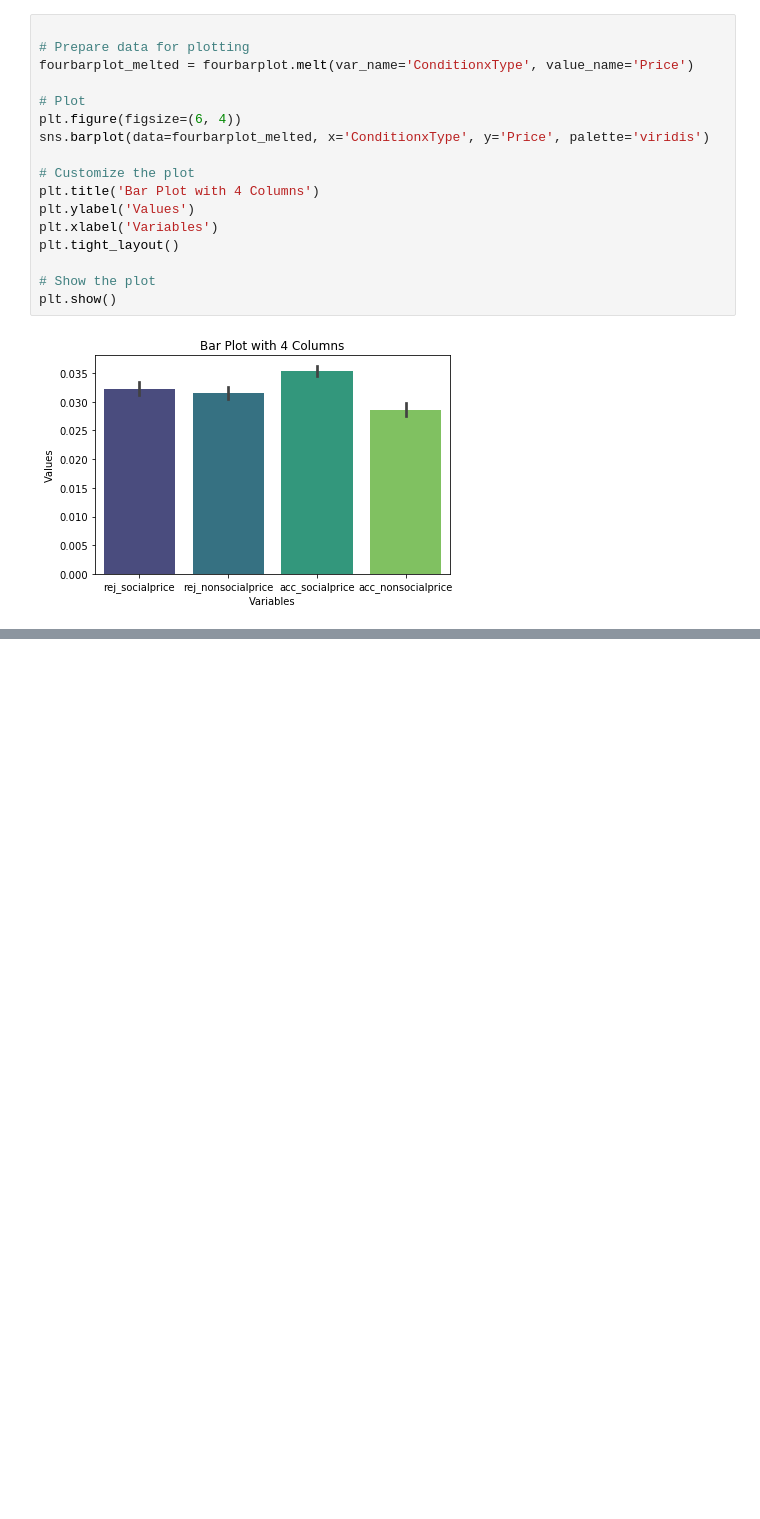
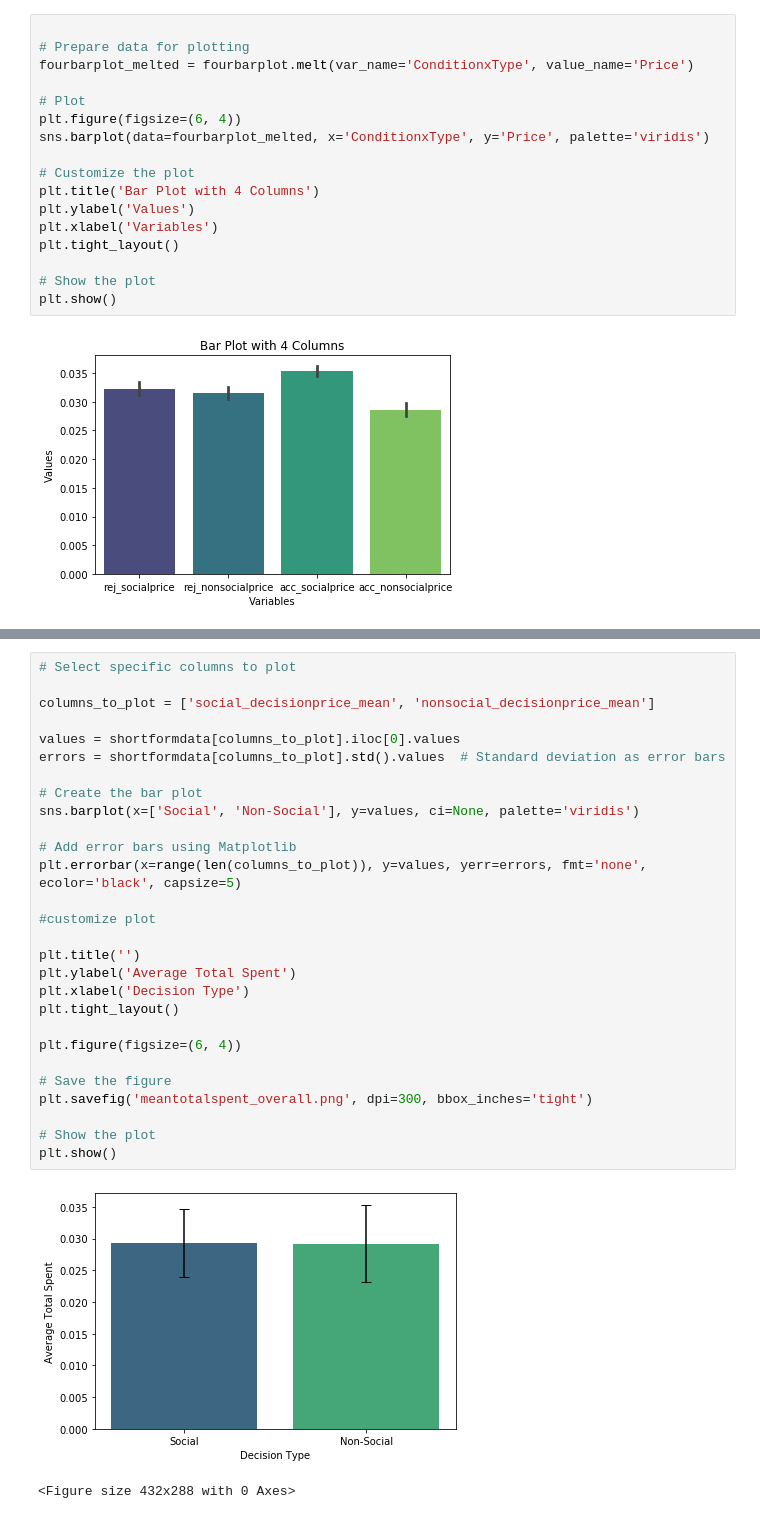
Before and after one commit to fareri-lab/WTP_Rejection_Choice_Pub, a Jupyter notebook: t_test_analyses.ipynb, the cells around one changed output, grey strips where cells are left out. Saved outputs shown, nothing was run; the diff lists cells and outputs as text; blank space fills up the shorter version.

```diff
--- a/t_test_analyses.ipynb
+++ b/t_test_analyses.ipynb
@@ -269,0 +307,31 @@ plt.show()
+# %%
+# Select specific columns to plot
+
+columns_to_plot = ['social_decisionprice_mean', 'nonsocial_decisionprice_mean']
+
+values = shortformdata[columns_to_plot].iloc[0].values
+errors = shortformdata[columns_to_plot].std().values  # Standard deviation as error bars
+
+# Create the bar plot
+sns.barplot(x=['Social', 'Non-Social'], y=values, ci=None, palette='viridis')
+
+# Add error bars using Matplotlib
+plt.errorbar(x=range(len(columns_to_plot)), y=values, yerr=errors, fmt='none', ecolor='black', capsize=5)
+
+#customize plot
+
+plt.title('')
+plt.ylabel('Average Total Spent')
+plt.xlabel('Decision Type')
+plt.tight_layout()
+
+plt.figure(figsize=(6, 4))
+
+# Save the figure
+plt.savefig('meantotalspent_overall.png', dpi=300, bbox_inches='tight')
+
+# Show the plot
+plt.show()
+# %% [output]
+[figure, added]
+<Figure size 432x288 with 0 Axes>
```
Also changed, not shown: parts of 4 cells of this notebook, 6 other files.
